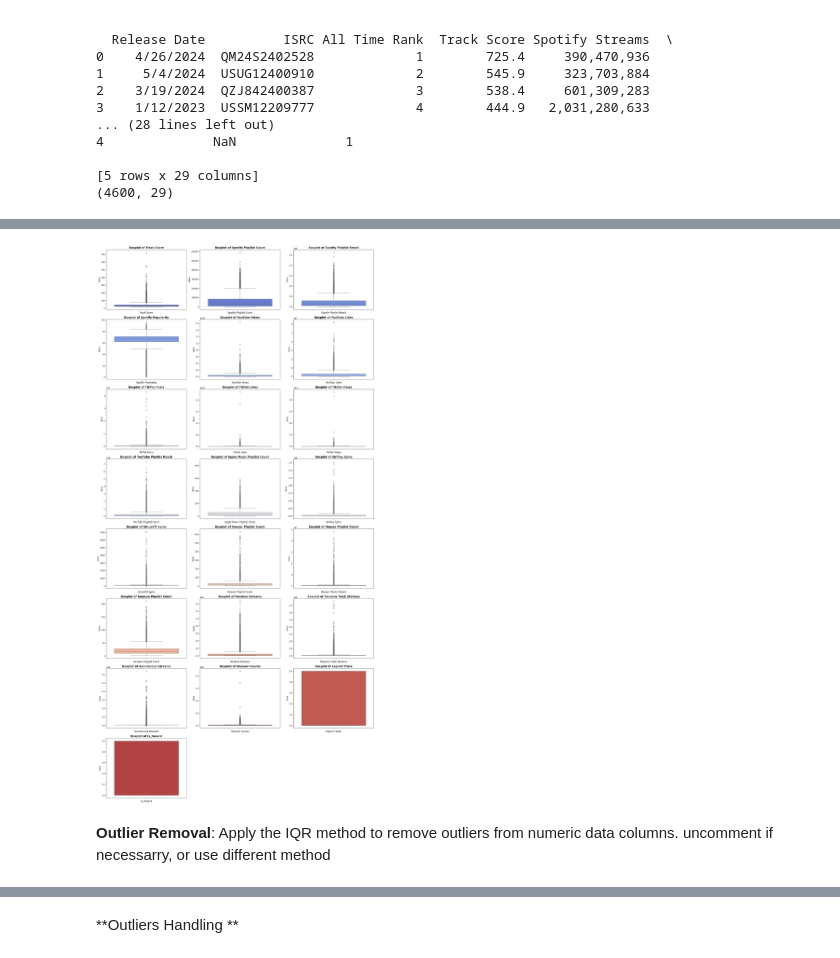
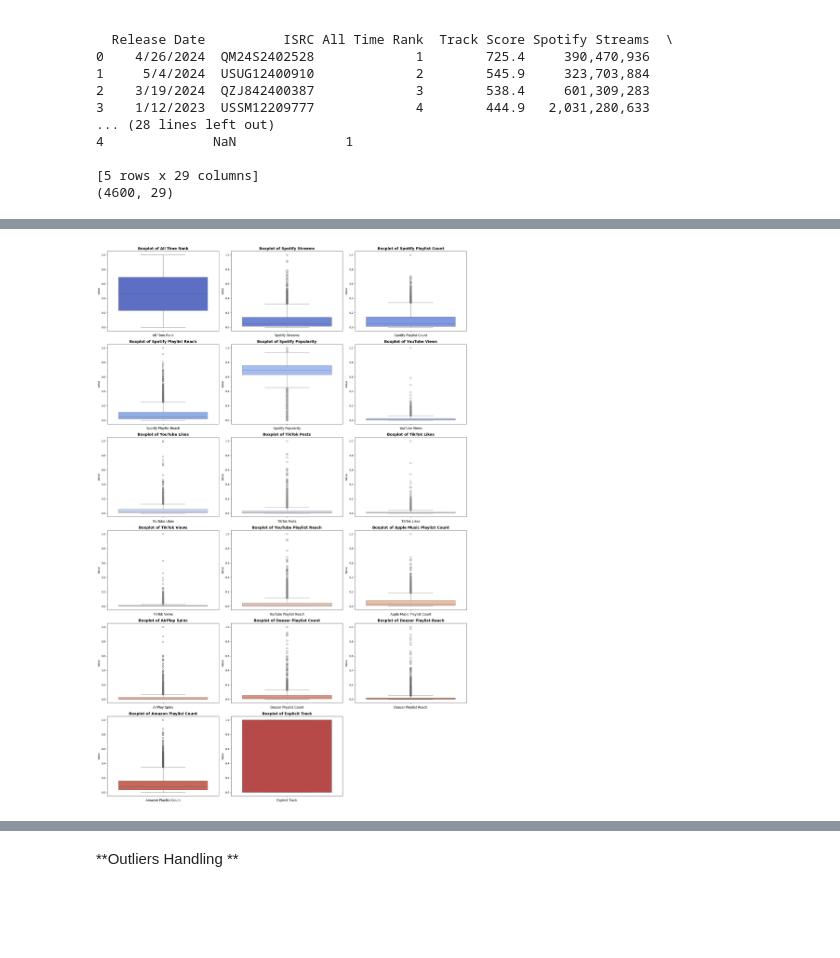
Before and after one commit to zacky111/PFML_Project, a Jupyter notebook: code.ipynb, the cells around one changed output, grey strips where cells are left out. Cells and saved outputs as stored; diff of their text form; code cells hidden in the pictures; blank space fills up the shorter version.

Commit message:
misisng valuess
Co-authored-by: zacky111 <zacky111@users.noreply.github.com>

```diff
--- a/code.ipynb
+++ b/code.ipynb
@@ -45,11 +47,14 @@ for col in data.columns:
 # Convert 'Release Date' to datetime format
 data['Release Date'] = pd.to_datetime(data['Release Date'], errors='coerce')
 # %%
-data = pd.read_csv('Most Streamed Spotify Songs 2024.csv', sep=',', encoding='ISO-8859-1')
+# Drop empty column, due to high level of missing values and removing duplicates
+data.drop(columns=['TIDAL Popularity', "Soundcloud Streams", "SiriusXM Spins", "Shazam Counts", "Pandora Streams", "Pandora Track Stations"], inplace=True)
 
-# Drop empty column
-data.drop(columns=['TIDAL Popularity'], inplace=True)
 data.drop_duplicates(inplace=True)
+
+
+data = data.dropna(subset=['Artist'])
+
 missing_values = data.isnull().sum()
 print(missing_values)
 # %% [output]
@@ -137,0 +78,15 @@ For example, when doing 'df[col].method(value, inplace=True)', try using 'df.met
+# %%
+X = data.drop('Track Score', axis=1)
+
+y = data['Track Score']
+
+X_train, X_temp, y_train, y_temp = train_test_split(X, y, test_size=0.4, random_state=42)
+X_val, X_test, y_val, y_test = train_test_split(X_temp, y_temp, test_size=0.5, random_state=42)
+
+print(f"Training set size: {X_train.shape[0]} samples")
+print(f"Validation set size: {X_val.shape[0]} samples")
+print(f"Test set size: {X_test.shape[0]} samples")
+
+
+print(X_train.isnull().sum())
+print(X_val.isnull().sum())
@@ -138,7 +172,4 @@ For example, when doing 'df[col].method(value, inplace=True)', try using 'df.met
 # %%
-data['Release Date'] = pd.to_datetime(data['Release Date'], errors='coerce')
-
-
 # Define a recent release threshold and create a new feature 'Is_Recent'
 latest_date = data['Release Date'].max()
 one_year_ago = latest_date - pd.DateOffset(years=1)
@@ -185,35 +216,32 @@ def plot_boxplots(data):
 
     # Set up the figure grid layout
     num_columns = len(numeric_data.columns)
     num_rows = math.ceil(num_columns / 3)
     fig, axes = plt.subplots(nrows=num_rows, ncols=3, figsize=(20, num_rows * 5))
 
     # Flatten the axes array for easier handling (even if only one row or column exists)
     axes = axes.flatten()
 
     # Define a color palette with as many colors as columns
     palette = sns.color_palette("coolwarm", num_columns)
 
     # Loop through each numeric column and plot the boxplot, applying individual colors
     for i, column in enumerate(numeric_data.columns):
         sns.boxplot(data=numeric_data[column], ax=axes[i], color=palette[i])
         axes[i].set_title(f'Boxplot of {column}', fontsize=14, weight='bold')
         axes[i].set_xlabel(column, fontsize=12)
         axes[i].set_ylabel('Value')
 
     # Remove any unused axes (if any exist due to uneven subplot grid)
     for j in range(i + 1, len(axes)):
         fig.delaxes(axes[j])
 
     # Adjust layout and display the plots
     plt.tight_layout()
     plt.show()
 
 
 
-plot_boxplots(numeric_data)
+plot_boxplots(numerical_data)
 # %% [output]
-[figure, old version]
+[figure, new version]
-# %% [markdown]
- **Outlier Removal**: Apply the IQR method to remove outliers from numeric data columns.
-uncomment if necessarry, or use different method
```
Also changed, not shown: parts of 16 cells of this notebook, 2 other files.
